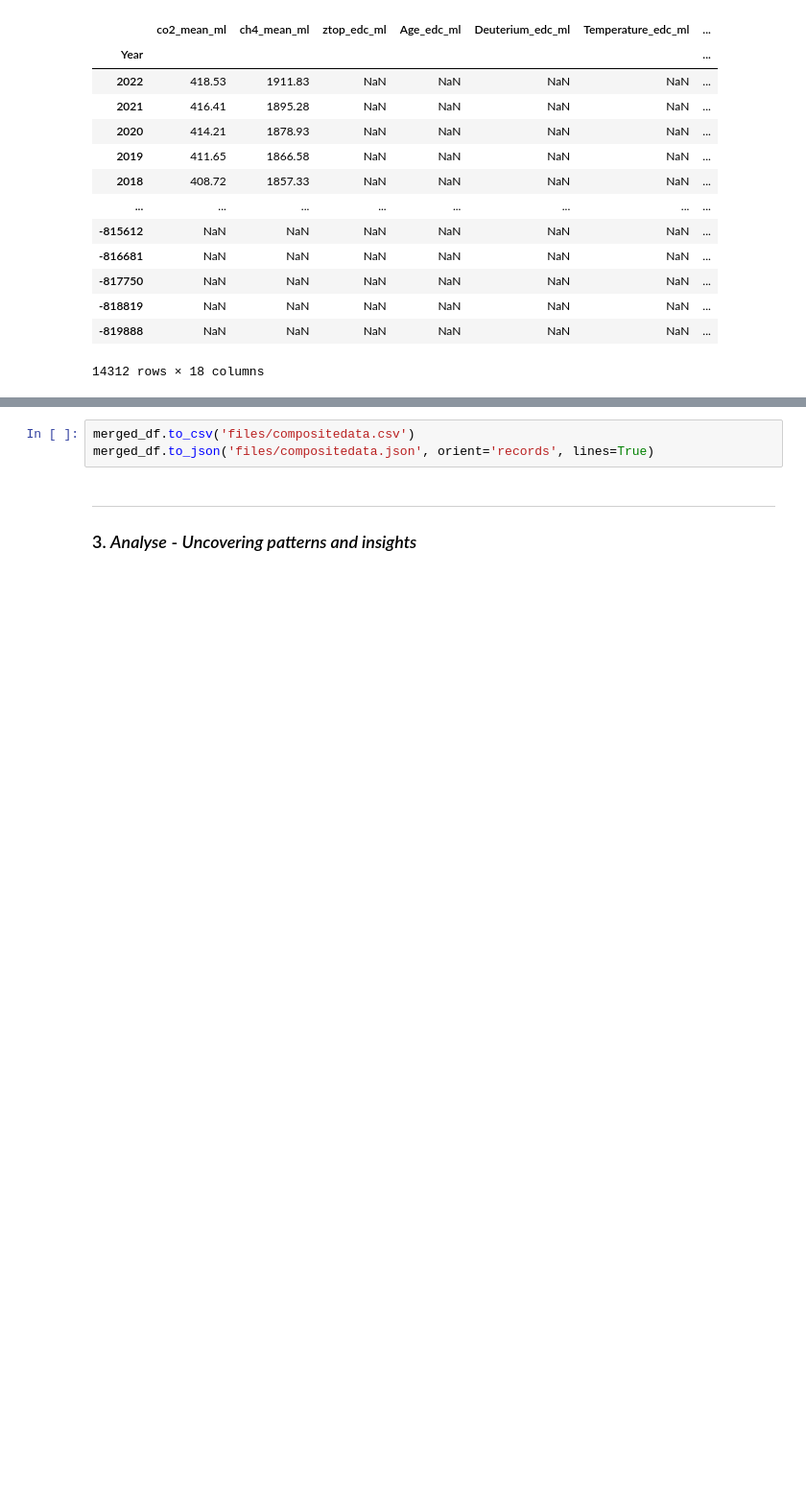
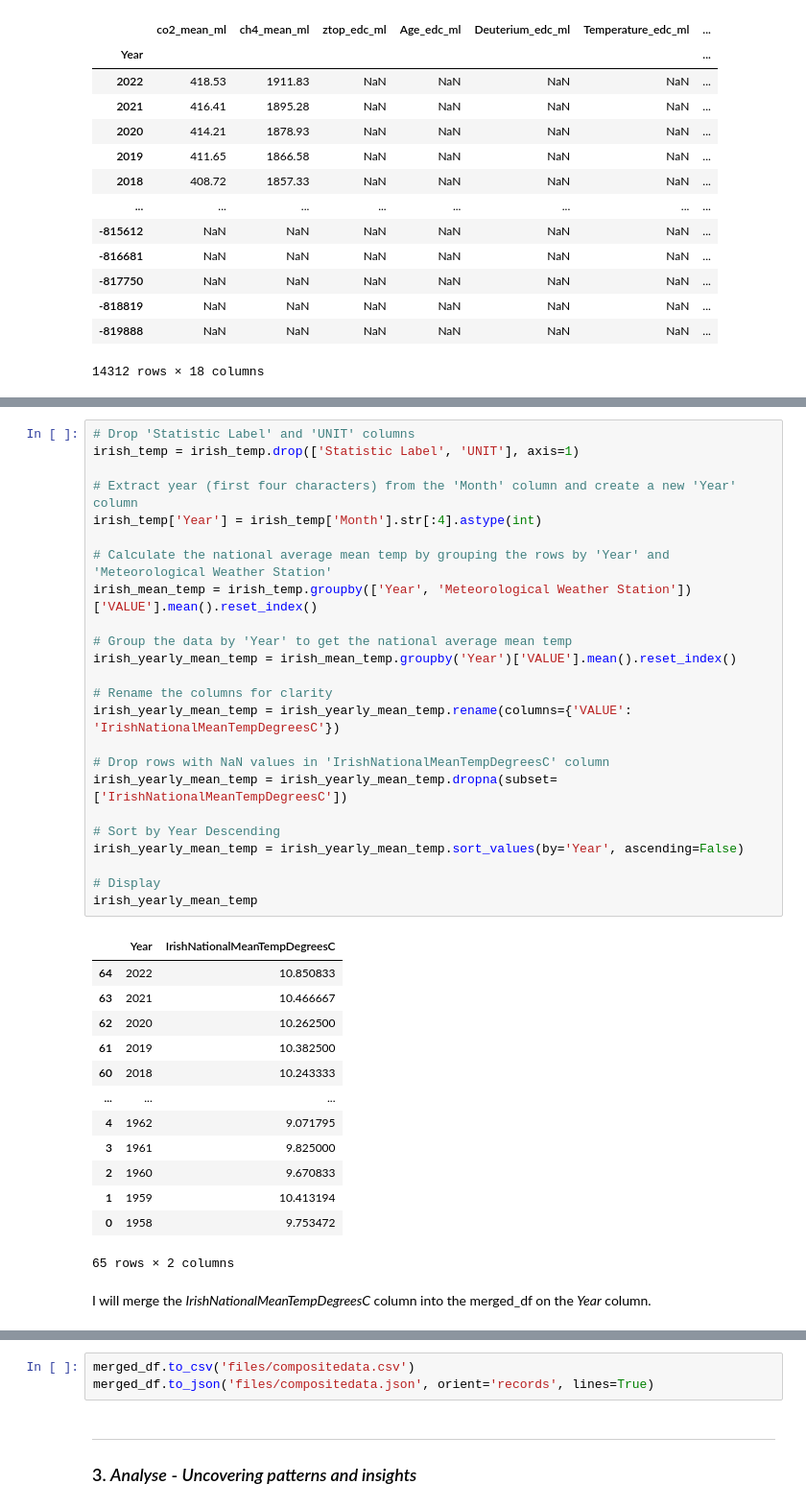
Before and after one commit to turps-pc90/PfDA_ClimateProject, a Jupyter notebook: project.ipynb, the cells around one changed output, grey strips where cells are left out. Shown at 96% size. Cells and saved outputs as stored; diff of their text form; blank space fills up the shorter version.

Commit message:
Added Irish mean temp data to composite

```diff
--- a/project.ipynb
+++ b/project.ipynb
@@ -493,0 +496,40 @@ merged_df
+# %%
+# Drop 'Statistic Label' and 'UNIT' columns
+irish_temp = irish_temp.drop(['Statistic Label', 'UNIT'], axis=1)
+
+# Extract year (first four characters) from the 'Month' column and create a new 'Year' column
+irish_temp['Year'] = irish_temp['Month'].str[:4].astype(int)
+
+# Calculate the national average mean temp by grouping the rows by 'Year' and 'Meteorological Weather Station'
+irish_mean_temp = irish_temp.groupby(['Year', 'Meteorological Weather Station'])['VALUE'].mean().reset_index()
+
+# Group the data by 'Year' to get the national average mean temp
+irish_yearly_mean_temp = irish_mean_temp.groupby('Year')['VALUE'].mean().reset_index()
+
+# Rename the columns for clarity
+irish_yearly_mean_temp = irish_yearly_mean_temp.rename(columns={'VALUE': 'IrishNationalMeanTempDegreesC'})
+
+# Drop rows with NaN values in 'IrishNationalMeanTempDegreesC' column
+irish_yearly_mean_temp = irish_yearly_mean_temp.dropna(subset=['IrishNationalMeanTempDegreesC'])
+
+# Sort by Year Descending
+irish_yearly_mean_temp = irish_yearly_mean_temp.sort_values(by='Year', ascending=False)
+
+# Display
+irish_yearly_mean_temp
+# %% [output]
+|  | Year | IrishNationalMeanTempDegreesC |
+| 64 | 2022 | 10.850833 |
+| 63 | 2021 | 10.466667 |
+| 62 | 2020 | 10.262500 |
+| 61 | 2019 | 10.382500 |
+| 60 | 2018 | 10.243333 |
+| ... | ... | ... |
+| 4 | 1962 | 9.071795 |
+| 3 | 1961 | 9.825000 |
+| 2 | 1960 | 9.670833 |
+| 1 | 1959 | 10.413194 |
+| 0 | 1958 | 9.753472 |
+65 rows × 2 columns
+# %% [markdown]
+I will merge the *IrishNationalMeanTempDegreesC* column into the merged_df on the *Year* column.
```
Also changed, not shown: parts of 7 cells of this notebook, 2 other files.
